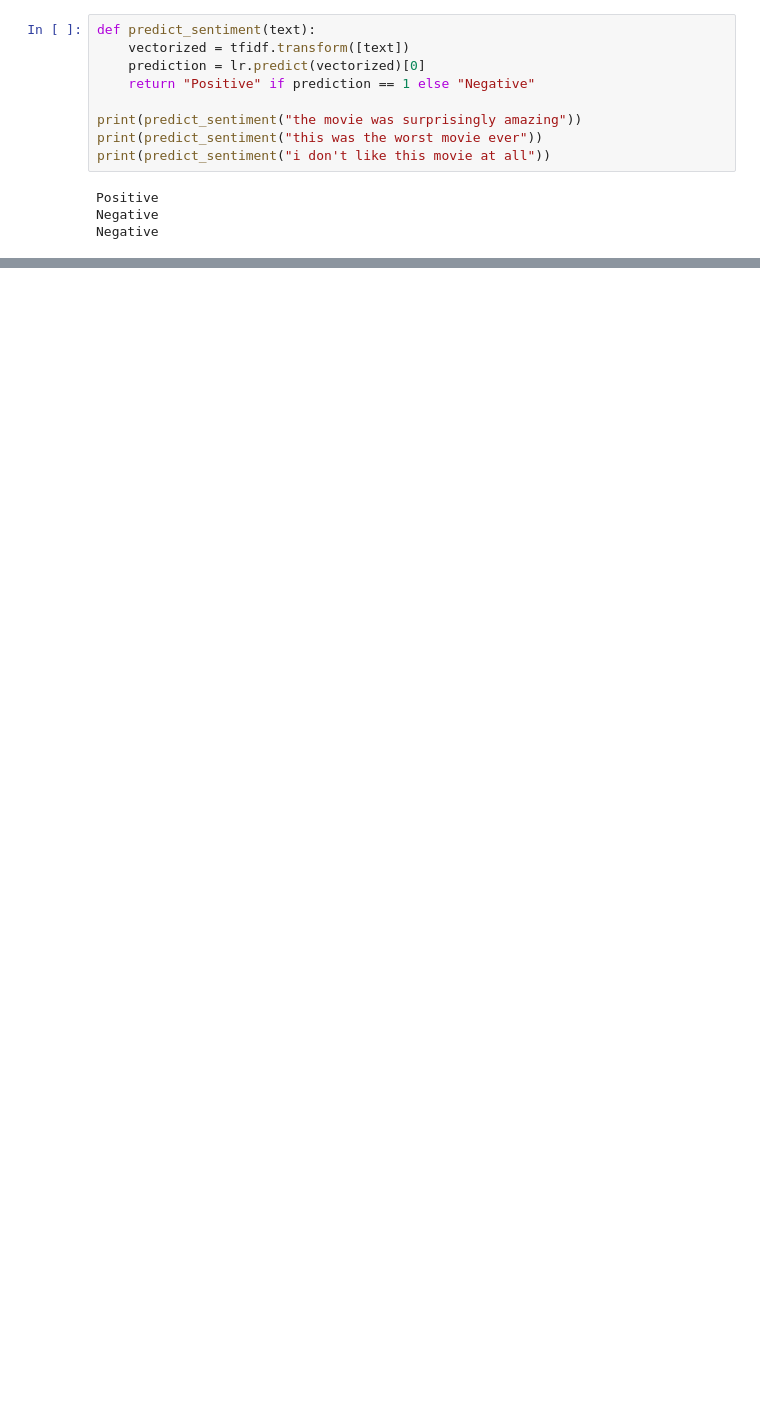
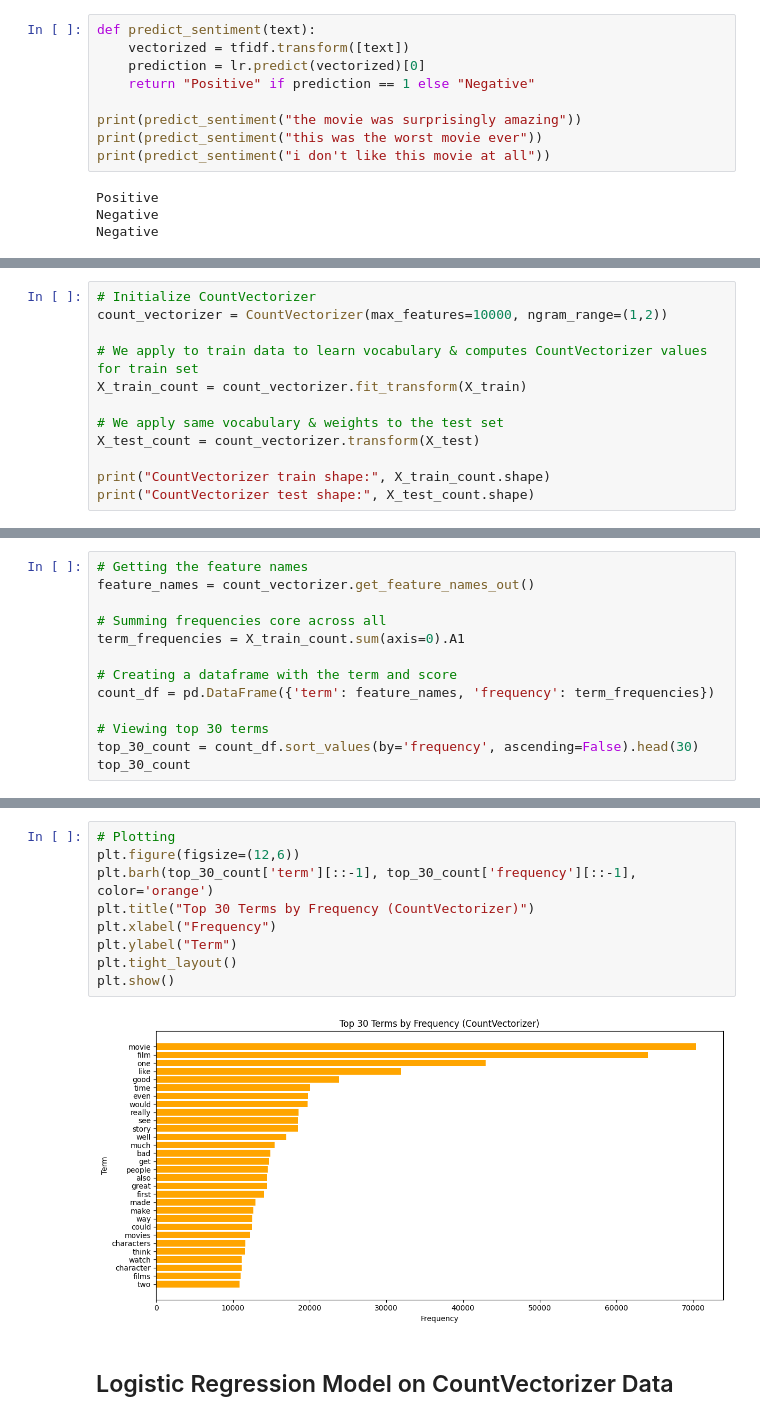
Before and after one commit to TarneemAlaa1/imdb-sentiment-classifier, a Jupyter notebook: notebooks/02_vectorization_logreg.ipynb, the cells around one changed output, grey strips where cells are left out. Saved outputs shown, nothing was run; the diff lists cells and outputs as text; blank space fills up the shorter version.

Commit message:
Added Logistic Regression model with TF-IDF and CountVectorizer comparison

```diff
--- a/notebooks/02_tf-idf_logistic_classifier.ipynb
+++ b/notebooks/02_vectorization_logreg.ipynb
@@ -212,0 +216,12 @@ Negative
+# %%
+# Initialize CountVectorizer
+count_vectorizer = CountVectorizer(max_features=10000, ngram_range=(1,2))
+
+# We apply to train data to learn vocabulary & computes CountVectorizer values for train set
+X_train_count = count_vectorizer.fit_transform(X_train)
+
+# We apply same vocabulary & weights to the test set
+X_test_count = count_vectorizer.transform(X_test)
+
+print("CountVectorizer train shape:", X_train_count.shape)
+print("CountVectorizer test shape:", X_test_count.shape)
@@ -212,0 +233,13 @@ Negative
+# %%
+# Getting the feature names
+feature_names = count_vectorizer.get_feature_names_out()
+
+# Summing frequencies core across all
+term_frequencies = X_train_count.sum(axis=0).A1
+
+# Creating a dataframe with the term and score
+count_df = pd.DataFrame({'term': feature_names, 'frequency': term_frequencies})
+
+# Viewing top 30 terms
+top_30_count = count_df.sort_values(by='frequency', ascending=False).head(30)
+top_30_count
@@ -212,0 +264,13 @@ Negative
+# %%
+# Plotting
+plt.figure(figsize=(12,6))
+plt.barh(top_30_count['term'][::-1], top_30_count['frequency'][::-1], color='orange')
+plt.title("Top 30 Terms by Frequency (CountVectorizer)")
+plt.xlabel("Frequency")
+plt.ylabel("Term")
+plt.tight_layout()
+plt.show()
+# %% [output]
+[figure, added]
+# %% [markdown]
+## Logistic Regression Model on CountVectorizer Data
```
Also changed, not shown: parts of 20 cells of this notebook.
